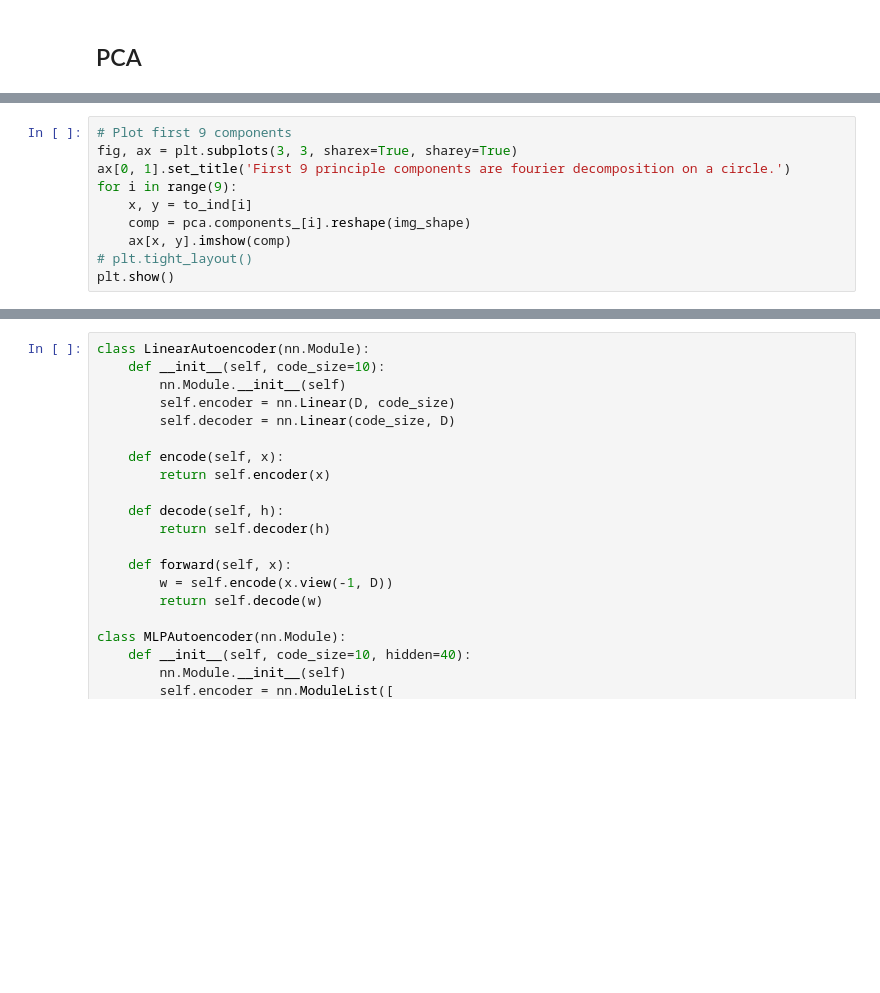
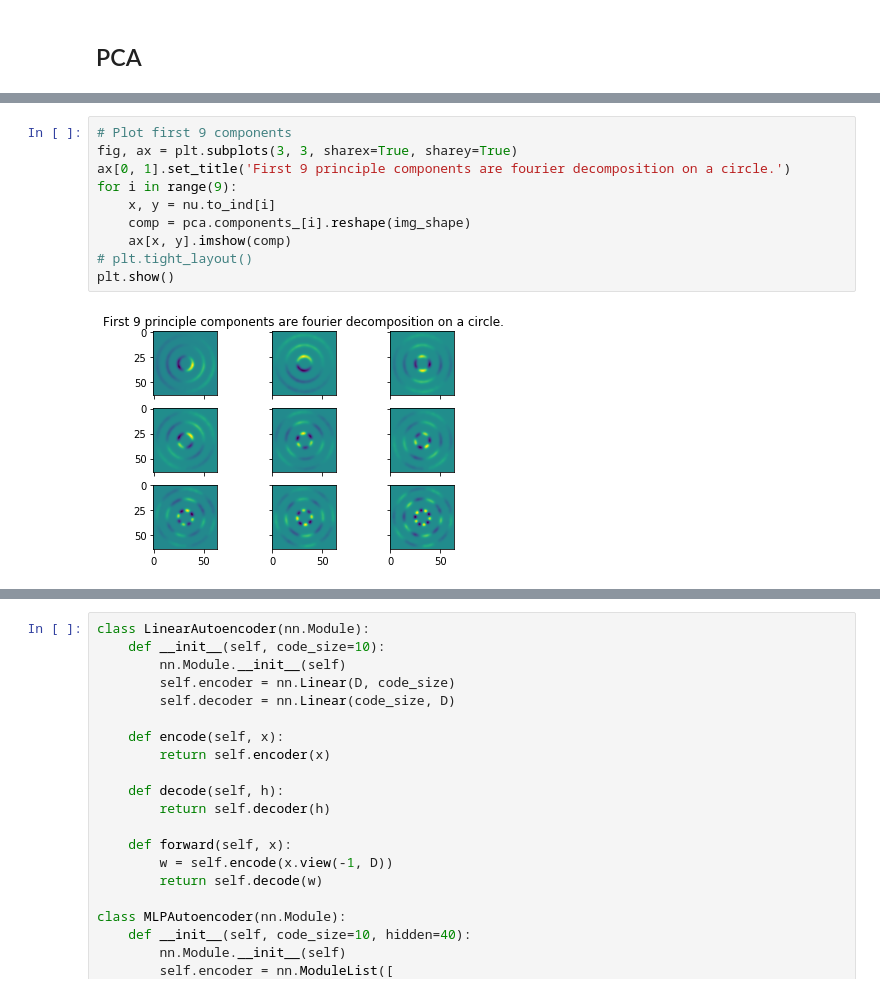
Before and after one commit to Lapu-Lapu/deep-lvm-pose-tracking, a Jupyter notebook: notebooks/toy_data.ipynb, the cells around one changed output, grey strips where cells are left out. Saved outputs shown, nothing was run; the diff lists cells and outputs as text; blank space fills up the shorter version.

```diff
--- a/notebooks/toy_data.ipynb
+++ b/notebooks/toy_data.ipynb
@@ -150,13 +156,15 @@ plt.show()
 # %%
 # Plot first 9 components
 fig, ax = plt.subplots(3, 3, sharex=True, sharey=True)
 ax[0, 1].set_title('First 9 principle components are fourier decomposition on a circle.')
 for i in range(9):
-    x, y = to_ind[i]
+    x, y = nu.to_ind[i]
     comp = pca.components_[i].reshape(img_shape)
     ax[x, y].imshow(comp)
 # plt.tight_layout()
 plt.show()
+# %% [output]
+[figure, added]
 # %%
 w = pca.transform(test_img.ravel()[None])[:, :n_comp]
 
```
Also changed, not shown: parts of 49 cells of this notebook, 1 other file.
